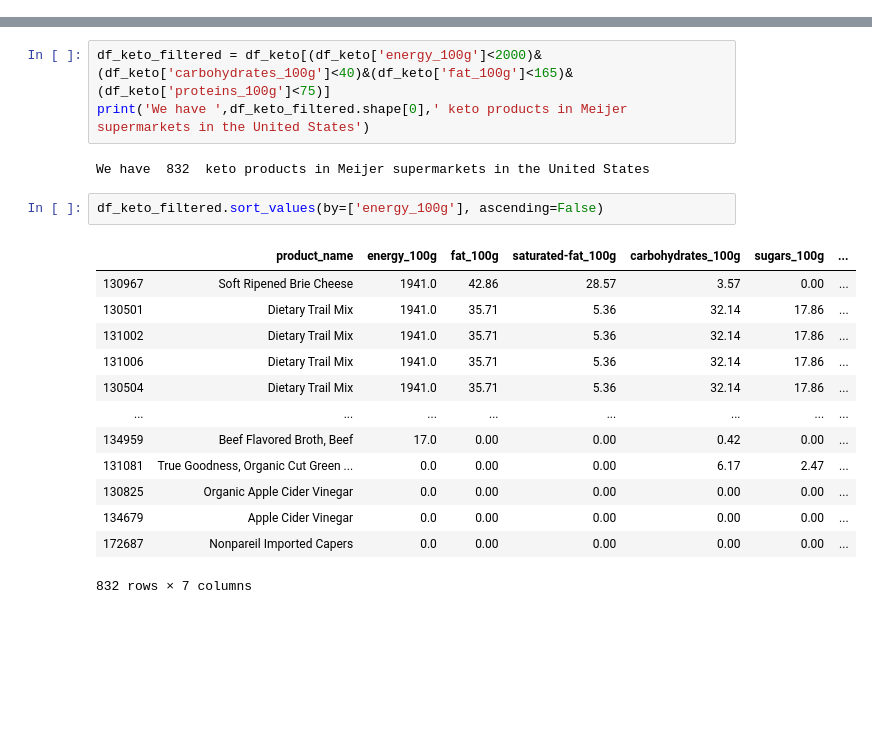
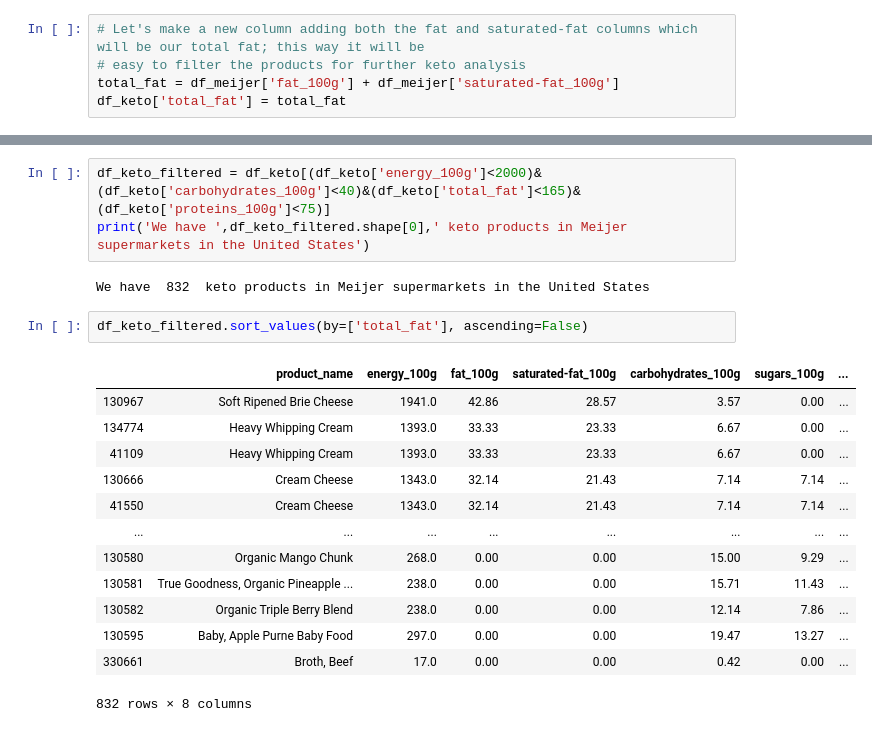
Before and after one commit to asha2490/Springboard, a Jupyter notebook: Capstone Project 1 Notebook.ipynb, the cells around one changed output, grey strips where cells are left out. Saved outputs shown, nothing was run; the diff lists cells and outputs as text; blank space fills up the shorter version.

```diff
--- a/Capstone Project 1 Notebook.ipynb
+++ b/Capstone Project 1 Notebook.ipynb
@@ -650,3 +650,8 @@ plt.show()
 # Lets keep only the features we are interested in for Keto diet which is protein, carbs, sugar, fat, etc.
 # %%
 df_keto = df_meijer[['product_name', 'energy_100g', 'fat_100g', 'saturated-fat_100g', 'carbohydrates_100g', 'sugars_100g', 'proteins_100g']]
+# %%
+# Let's make a new column adding both the fat and saturated-fat columns which will be our total fat; this way it will be
+# easy to filter the products for further keto analysis
+total_fat = df_meijer['fat_100g'] + df_meijer['saturated-fat_100g']
+df_keto['total_fat'] = total_fat
@@ -676,26 +688,26 @@ memory usage: 181.9+ KB
 # We will start our analysis by filtering the rows and columns, discarding the elements that have higher energetic
 # or nutritive values:
 # %%
-df_keto_filtered = df_keto[(df_keto['energy_100g']<2000)&(df_keto['carbohydrates_100g']<40)&(df_keto['fat_100g']<165)&(df_keto['proteins_100g']<75)]
+df_keto_filtered = df_keto[(df_keto['energy_100g']<2000)&(df_keto['carbohydrates_100g']<40)&(df_keto['total_fat']<165)&(df_keto['proteins_100g']<75)]
 print('We have ',df_keto_filtered.shape[0],' keto products in Meijer supermarkets in the United States')
 # %% [output]
 We have  832  keto products in Meijer supermarkets in the United States
 # %%
-df_keto_filtered.sort_values(by=['energy_100g'], ascending=False)
+df_keto_filtered.sort_values(by=['total_fat'], ascending=False)
 # %% [output]
 |  | product_name | energy_100g | fat_100g | saturated-fat_100g | carbohydrates_100g | sugars_100g | ... |
 | 130967 | Soft Ripened Brie Cheese | 1941.0 | 42.86 | 28.57 | 3.57 | 0.00 | ... |
-| 130501 | Dietary Trail Mix | 1941.0 | 35.71 | 5.36 | 32.14 | 17.86 | ... |
-| 131002 | Dietary Trail Mix | 1941.0 | 35.71 | 5.36 | 32.14 | 17.86 | ... |
-| 131006 | Dietary Trail Mix | 1941.0 | 35.71 | 5.36 | 32.14 | 17.86 | ... |
-| 130504 | Dietary Trail Mix | 1941.0 | 35.71 | 5.36 | 32.14 | 17.86 | ... |
+| 134774 | Heavy Whipping Cream | 1393.0 | 33.33 | 23.33 | 6.67 | 0.00 | ... |
+| 41109 | Heavy Whipping Cream | 1393.0 | 33.33 | 23.33 | 6.67 | 0.00 | ... |
+| 130666 | Cream Cheese | 1343.0 | 32.14 | 21.43 | 7.14 | 7.14 | ... |
+| 41550 | Cream Cheese | 1343.0 | 32.14 | 21.43 | 7.14 | 7.14 | ... |
 | ... | ... | ... | ... | ... | ... | ... | ... |
-| 134959 | Beef Flavored Broth, Beef | 17.0 | 0.00 | 0.00 | 0.42 | 0.00 | ... |
-| 131081 | True Goodness, Organic Cut Green ... | 0.0 | 0.00 | 0.00 | 6.17 | 2.47 | ... |
-| 130825 | Organic Apple Cider Vinegar | 0.0 | 0.00 | 0.00 | 0.00 | 0.00 | ... |
-| 134679 | Apple Cider Vinegar | 0.0 | 0.00 | 0.00 | 0.00 | 0.00 | ... |
-| 172687 | Nonpareil Imported Capers | 0.0 | 0.00 | 0.00 | 0.00 | 0.00 | ... |
+| 130580 | Organic Mango Chunk | 268.0 | 0.00 | 0.00 | 15.00 | 9.29 | ... |
+| 130581 | True Goodness, Organic Pineapple ... | 238.0 | 0.00 | 0.00 | 15.71 | 11.43 | ... |
+| 130582 | Organic Triple Berry Blend | 238.0 | 0.00 | 0.00 | 12.14 | 7.86 | ... |
+| 130595 | Baby, Apple Purne Baby Food | 297.0 | 0.00 | 0.00 | 19.47 | 13.27 | ... |
+| 330661 | Broth, Beef | 17.0 | 0.00 | 0.00 | 0.42 | 0.00 | ... |
-832 rows × 7 columns
+832 rows × 8 columns
 # %%
 # Let's look at the distribution of the nutritive values in the filtered keto products
 plt.style.use('fivethirtyeight')
```
Also changed, not shown: parts of 10 cells of this notebook.
